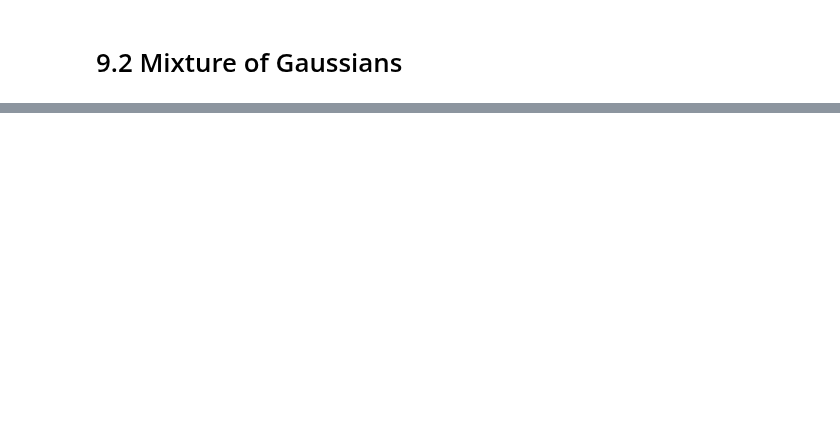
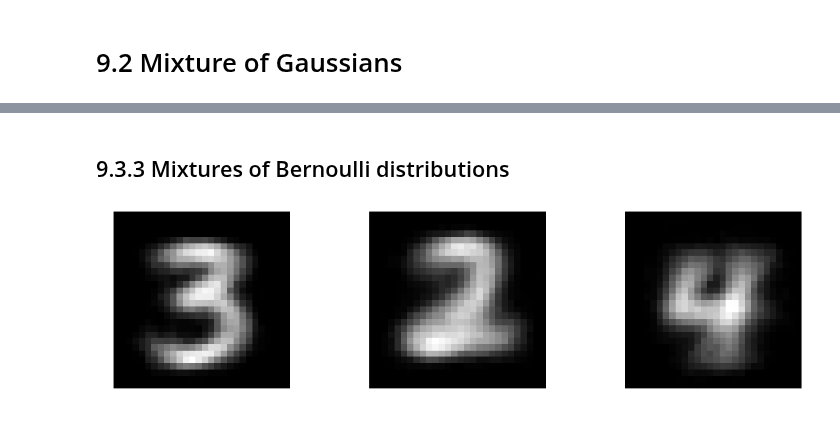
Before and after one commit to ctgk/PRML, a Jupyter notebook: notebooks/ch09_Mixture_Models_and_EM.ipynb, the cells around one changed output, grey strips where cells are left out. Drawn from its saved outputs; the diff is of its cells as text; code cells hidden in the pictures; blank space fills up the shorter version.

Commit message:
added bernoulli mixture model

```diff
--- a/notebooks/ch09_Mixture_Models_and_EM.ipynb
+++ b/notebooks/ch09_Mixture_Models_and_EM.ipynb
@@ -53,0 +55,23 @@ plt.show()
+# %% [markdown]
+## 9.3.3 Mixtures of Bernoulli distributions
+# %%
+mnist = fetch_mldata("MNIST original")
+x = mnist.data
+y = mnist.target
+x2 = x[np.random.choice(np.where(y == 2)[0], 200)]
+x3 = x[np.random.choice(np.where(y == 3)[0], 200)]
+x4 = x[np.random.choice(np.where(y == 4)[0], 200)]
+x_train = np.concatenate((x2, x3, x4), axis=0)
+x_train = (x_train > 127).astype(np.float)
+# %%
+bmm = BernoulliMixtureDistribution(n_components=3)
+bmm.fit(x_train, 100)
+
+plt.figure(figsize=(20, 5))
+for i, mean in enumerate(bmm.means):
+    plt.subplot(1, 3, i + 1)
+    plt.imshow(mean.reshape(28, 28), cmap="gray")
+    plt.axis('off')
+plt.show()
+# %% [output]
+[figure, added]
```
Also changed, not shown: parts of 5 cells of this notebook, 2 other files.
